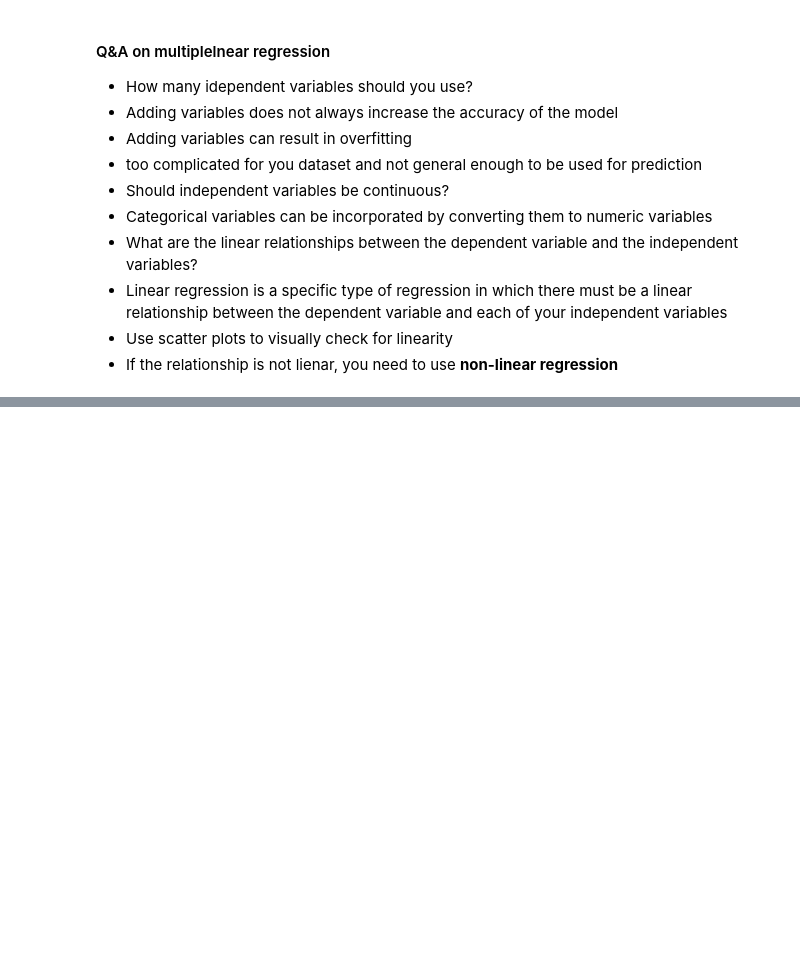
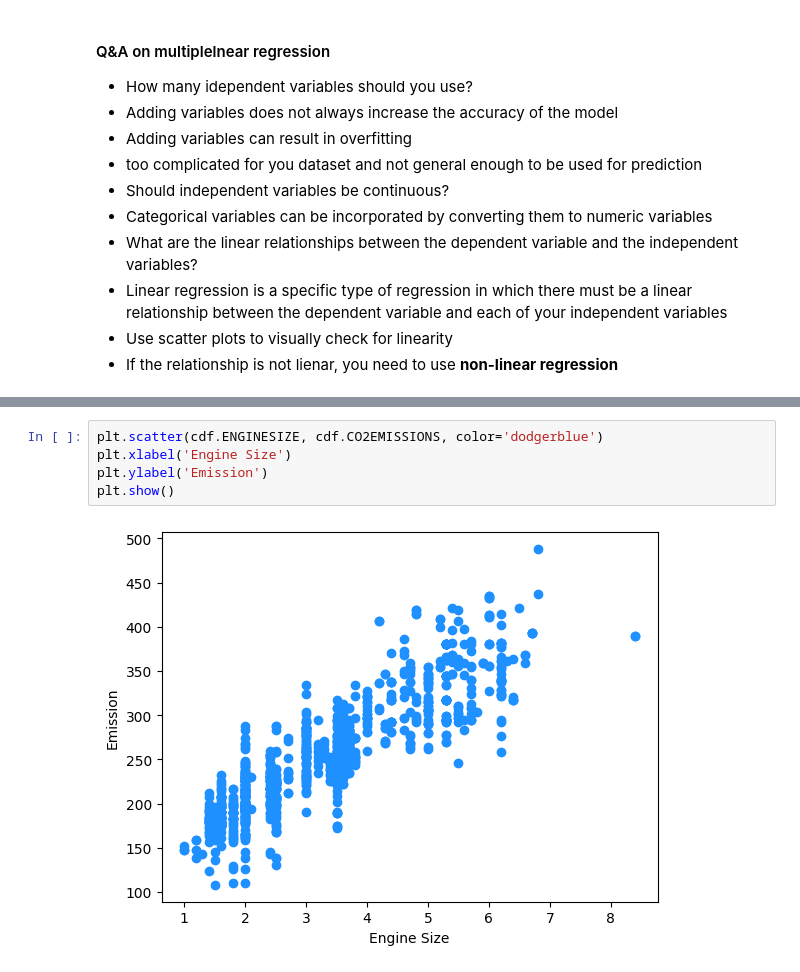
Before and after one commit to PaulToronto/IBM---AI-Engineering-Professional-Certificate, a Jupyter notebook: 1_2_Regression.ipynb, the cells around one changed output, grey strips where cells are left out. Drawn from its saved outputs; the diff is of its cells as text; blank space fills up the shorter version.

```diff
--- a/1_2_Regression.ipynb
+++ b/1_2_Regression.ipynb
@@ -369,0 +474,7 @@ $$
+# %%
+plt.scatter(cdf.ENGINESIZE, cdf.CO2EMISSIONS, color='dodgerblue')
+plt.xlabel('Engine Size')
+plt.ylabel('Emission')
+plt.show()
+# %% [output]
+[figure, added]
```
Also changed, not shown: parts of 32 cells of this notebook.
